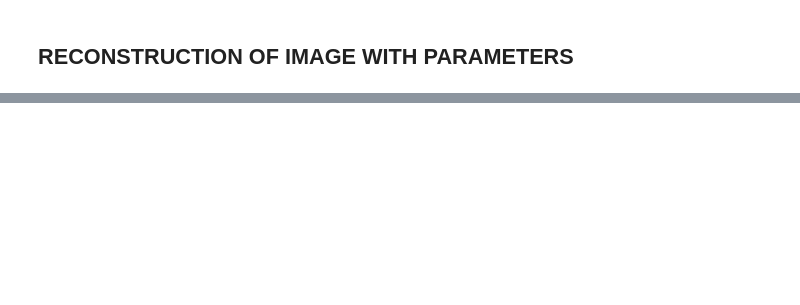
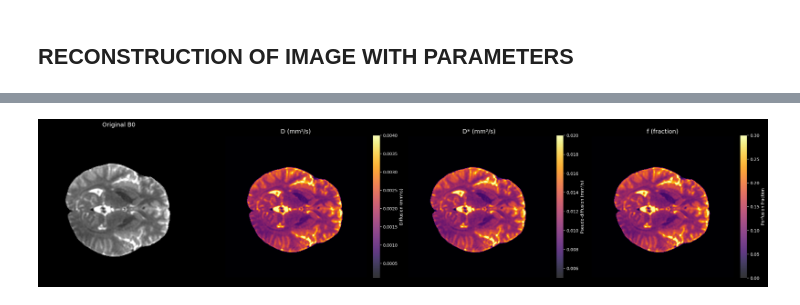
Before and after one commit to Saroj94/IVIM_Autoencoder, a Jupyter notebook: PICVAE.ipynb, the cells around one changed output, grey strips where cells are left out. Drawn from its saved outputs; the diff is of its cells as text; code cells hidden in the pictures; blank space fills up the shorter version.

```diff
--- a/PICVAE.ipynb
+++ b/PICVAE.ipynb
@@ -236,7 +241,7 @@ def process_chunk(padded_px, padded_b0, y, x, dy, dx,
     return block
 # %%
 ##extracting the similar neighbouring pixels patches
-def similar_neighborhood_patch(data, brain_masker, chunk_size=20000):
+def similar_neighborhood_patch(data, brain_masker, chunk_size=2000):
     H, W, D, b_value = data.shape
 
     y_factor = 2.0 / (H - 1) if H > 1 else 1.0
@@ -423,7 +428,7 @@ class DiffusionDataset(Dataset):
 #INSTANTIATE THE TORCH DATALOADERS
 # Voxel-wise/Patch regression networks process data fast. A large batch size
 # improves training speed and stabilizes the CVAE latent space optimization.
-BATCH_SIZE = 1024
+BATCH_SIZE = 32
 
 train_dataset = DiffusionDataset(X_train, coord_train)
 val_dataset   = DiffusionDataset(X_val, coord_val)
@@ -920,2 +940,90 @@ D shape: (484352, 3, 3), Ds shape: (484352, 3, 3), f shape: (484352, 3, 3)
 # %% [markdown]
 ## **RECONSTRUCTION OF IMAGE WITH PARAMETERS**
+# %%
+# b0_data, brain_msk, D_map, Ds_map, f_map are already defined
+# Physiological ranges
+D_MIN,  D_MAX   = 0.0001, 0.004   # mm²/s
+Ds_MIN, Ds_MAX  = 0.005, 0.020    # mm²/s
+f_MIN,  f_MAX   = 0.000, 0.300    # fraction
+
+# Choose slice
+slice_counts = brain_msk.sum(axis=(0, 1))
+valid_slices = np.where(slice_counts > 100)[0]
+if len(valid_slices) == 0:
+    raise ValueError("No slice with enough brain voxels!")
+slice_idx = valid_slices[len(valid_slices)//2]
+print(f"Using slice {slice_idx} with {slice_counts[slice_idx]} brain voxels")
+
+# Extract structural slice and mask
+structural_slice = b0_raw[..., slice_idx]
+mask_2d = brain_msk[..., slice_idx]          # boolean
+structural_underlay = np.where(mask_2d, structural_slice, 0)
+
+# Masked parameter slices
+def get_masked_slice(map3d, mask3d, slc):
+    slc_data = map3d[..., slc]
+    mask_slc = mask3d[..., slc]
+    return ma.masked_where(~mask_slc, slc_data)
+
+# Reshape parameter arrays from (N, 3, 3) to 3D spatial maps
+D_map = np.zeros(brain_msk.shape)
+Ds_map = np.zeros(brain_msk.shape)
+f_map = np.zeros(brain_msk.shape)
+
+pointer = 0
+for slice_idx_loop in range(brain_msk.shape[2]):
+    slice_mask = brain_msk[:, :, slice_idx_loop]
+    n_voxels = np.sum(slice_mask > 0)
+    if n_voxels > 0 and pointer + n_voxels <= len(D):
+        y_coords, x_coords = np.where(slice_mask > 0)
+        for i, (y, x) in enumerate(zip(y_coords, x_coords)):
+            if pointer + i < len(D):
+                D_map[y, x, slice_idx_loop] = np.mean(D[pointer + i])
+                Ds_map[y, x, slice_idx_loop] = np.mean(Ds[pointer + i])
+                f_map[y, x, slice_idx_loop] = np.mean(f[pointer + i])
+        pointer += n_voxels
+
+D_masked = get_masked_slice(D_map, brain_msk, slice_idx)
+Ds_masked = get_masked_slice(Ds_map, brain_msk, slice_idx)
+f_masked = get_masked_slice(f_map, brain_msk, slice_idx)
+
+# For original B0, we can use the same masked version
+original_b0_display = structural_underlay  # same as underlay
+
+# Compute 98th percentile for B0 contrast
+b0_vals = original_b0_display[original_b0_display > 0]
+vmax_b0 = np.percentile(b0_vals, 98) if len(b0_vals) > 0 else 1.0
+
+# Plot
+fig, axes = plt.subplots(1, 4, figsize=(24, 6), facecolor='black')
+
+#Original B0
+axes[0].imshow(original_b0_display, cmap='gray', vmin=0, vmax=vmax_b0, origin='lower')
+axes[0].set_title('Original B0', color='white', fontsize=14)
+axes[0].axis('off')
+
+#Overlays
+brain_vals = structural_underlay[structural_underlay > 0]
+vmax_struct = np.percentile(brain_vals, 98) if len(brain_vals) > 0 else 1.0
+
+overlays = [
+    (D_masked,  'D (mm²/s)',   D_MIN,  D_MAX,  'Diffusion (mm²/s)'),
+    (Ds_masked, 'D* (mm²/s)',  Ds_MIN, Ds_MAX, 'Pseudo-diffusion (mm²/s)'),
+    (f_masked,  'f (fraction)', f_MIN,  f_MAX,  'Perfusion fraction')
+]
+
+for ax, (data, title, vmin, vmax, label) in zip(axes[1:], overlays):
+    # Background -masked B0
+    ax.imshow(structural_underlay, cmap='inferno', vmin=0, vmax=vmax_struct, origin='lower')
+    # Overlay parameter map
+    im = ax.imshow(data, cmap='inferno', vmin=vmin, vmax=vmax, alpha=0.8, origin='lower')
+    ax.set_title(title, color='white', fontsize=14)
+    ax.axis('off')
+    cbar = plt.colorbar(im, ax=ax, fraction=0.046, pad=0.04)
+    cbar.set_label(label, color='white')
+    cbar.ax.yaxis.set_tick_params(color='white')
+    plt.setp(plt.getp(cbar.ax.axes, 'yticklabels'), color='white')
+
+plt.tight_layout()
+plt.show()
+# %% [output]
@@ -922 +1031,2 @@ D shape: (484352, 3, 3), Ds shape: (484352, 3, 3), f shape: (484352, 3, 3)
+[figure, added]
 # %%
```
Also changed, not shown: parts of 15 cells of this notebook.
